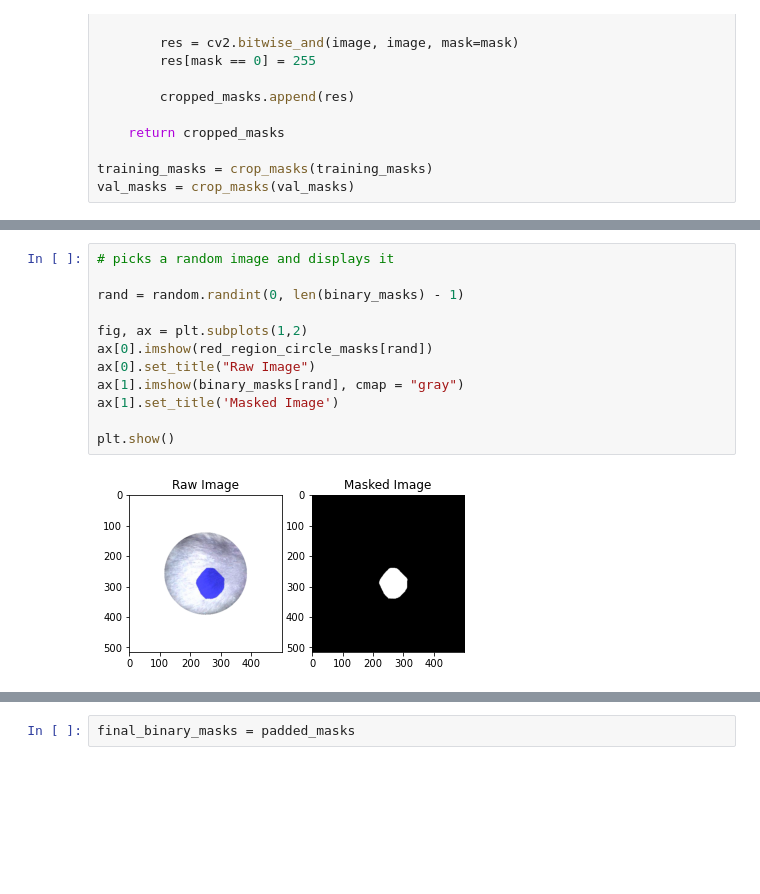
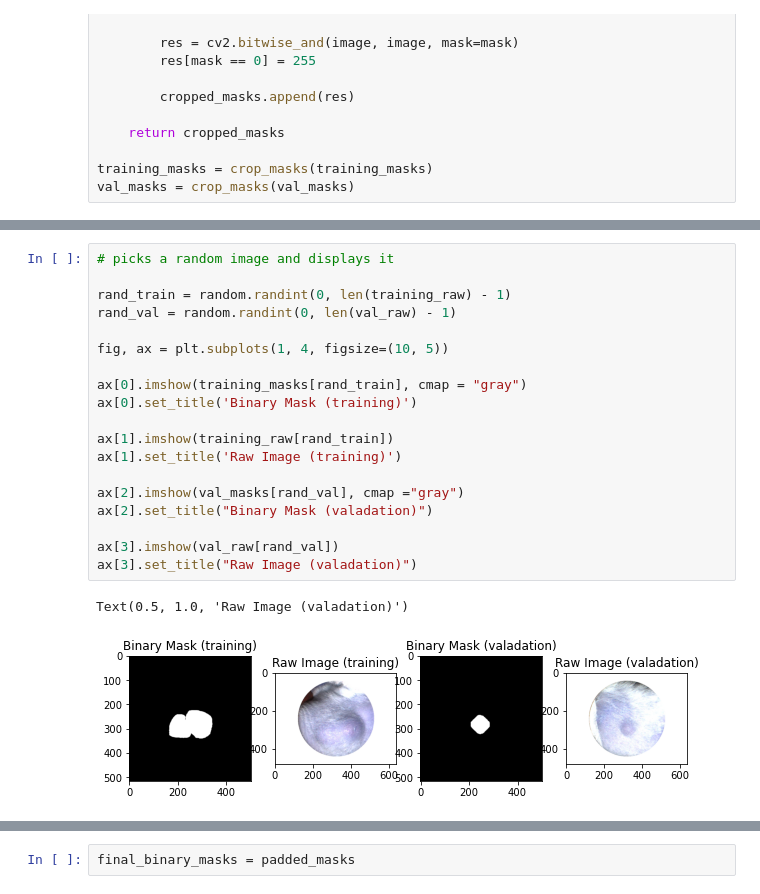
Before and after one commit to riyajain2025/mouse-tumor-segmentation, a Jupyter notebook: tumor segmentation.ipynb, the cells around one changed output, grey strips where cells are left out. Cells and saved outputs as stored; diff of their text form; blank space fills up the shorter version.

```diff
--- a/tumor segmentation.ipynb
+++ b/tumor segmentation.ipynb
@@ -220,14 +239,22 @@ for image in red_region_circle_masks:
 # %%
 # picks a random image and displays it
 
-rand = random.randint(0, len(binary_masks) - 1)
+rand_train = random.randint(0, len(training_raw) - 1)
+rand_val = random.randint(0, len(val_raw) - 1)
 
-fig, ax = plt.subplots(1,2)
-ax[0].imshow(red_region_circle_masks[rand])
-ax[0].set_title("Raw Image")
-ax[1].imshow(binary_masks[rand], cmap = "gray")
-ax[1].set_title('Masked Image')
+fig, ax = plt.subplots(1, 4, figsize=(10, 5))
 
-plt.show()
+ax[0].imshow(training_masks[rand_train], cmap = "gray")
+ax[0].set_title('Binary Mask (training)')
+
+ax[1].imshow(training_raw[rand_train])
+ax[1].set_title('Raw Image (training)')
+
+ax[2].imshow(val_masks[rand_val], cmap ="gray")
+ax[2].set_title("Binary Mask (valadation)")
+
+ax[3].imshow(val_raw[rand_val])
+ax[3].set_title("Raw Image (valadation)")
 # %% [output]
+Text(0.5, 1.0, 'Raw Image (valadation)')
-[figure, old version]
+[figure, new version]
```
Also changed, not shown: parts of 7 cells of this notebook.
